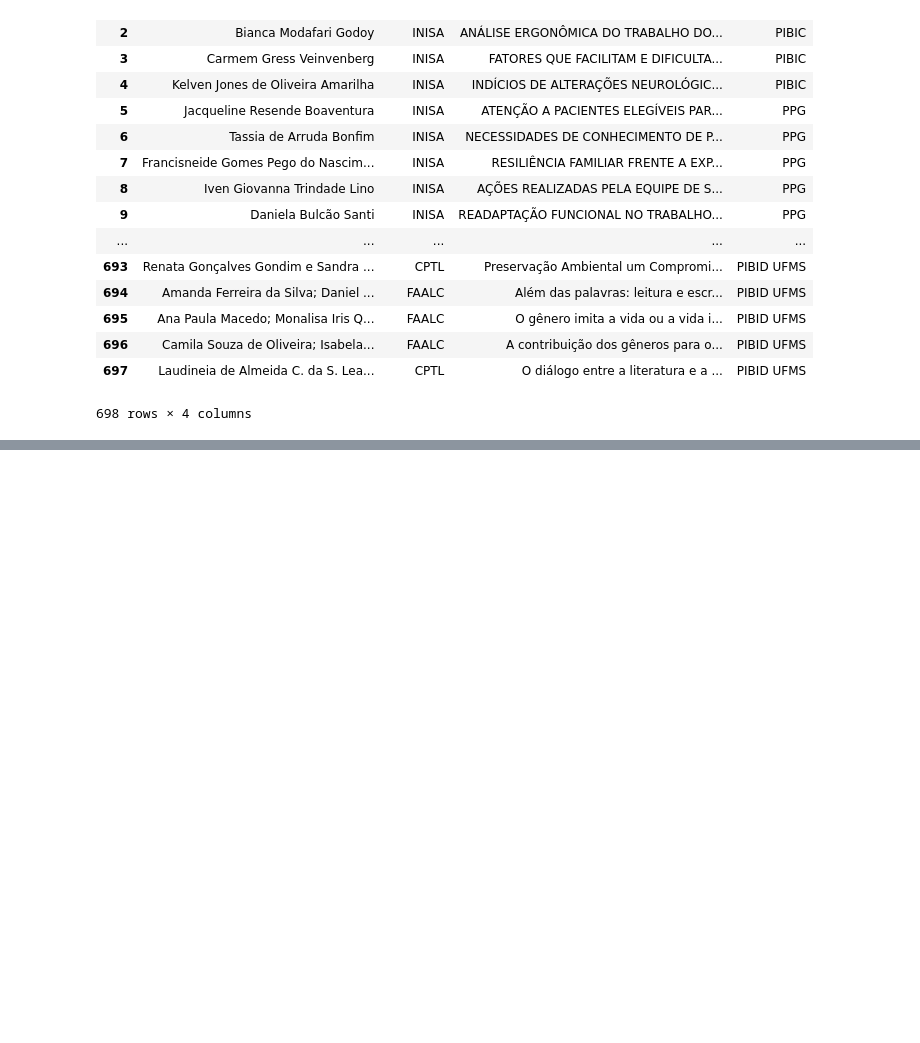
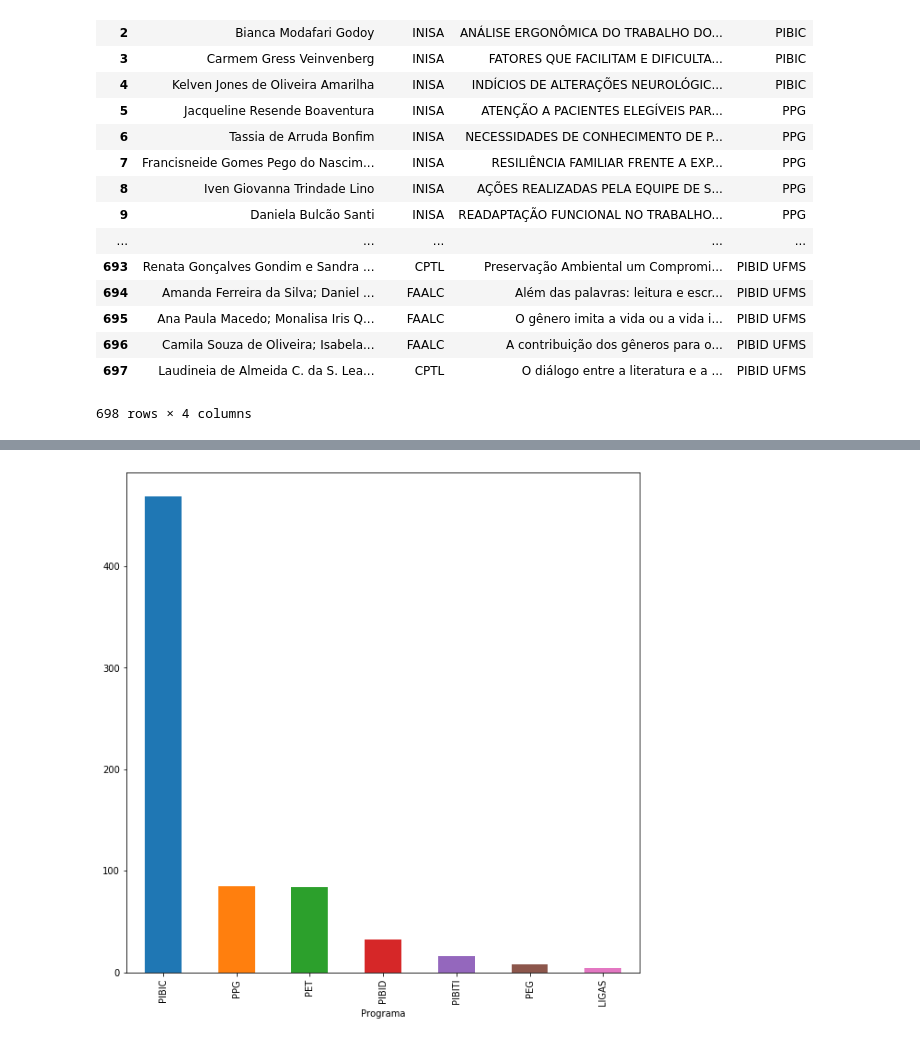
Before and after one commit to danbailo/DataAnalysis-UFMS, a Jupyter notebook: Notebooks/Merge PROPP-PROGRAD - Integra UFMS 2018.ipynb, the cells around one changed output, grey strips where cells are left out. Cells and saved outputs as stored; diff of their text form; code cells hidden in the pictures; blank space fills up the shorter version.

```diff
--- a/Notebooks/Merge PROPP-PROGRAD - Integra UFMS 2018.ipynb
+++ b/Notebooks/Merge PROPP-PROGRAD - Integra UFMS 2018.ipynb
@@ -32,0 +167,5 @@ df.to_excel('../Resultados/integraufms2018.xlsx',index=False)
+# %%
+#ax = qtd_programa.plot(color='teal',figsize=(10,10), label='Quantidade', legend=False)
+programa_bar = qtd_programa.plot.bar(y='Quantidade',figsize=(10,10), legend=False, color=['#1f77b4', '#ff7f0e', '#2ca02c', '#d62728', '#9467bd', '#8c564b', '#e377c2', '#7f7f7f', '#bcbd22', '#17becf', 'khaki'])
+# %% [output]
+[figure, added]
```
Also changed, not shown: parts of 74 cells of this notebook, 56 other files.
